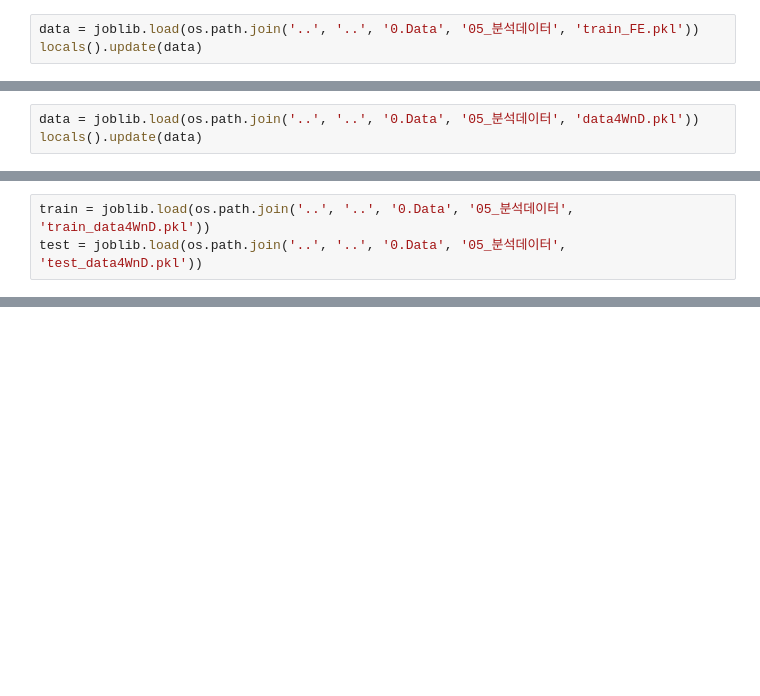
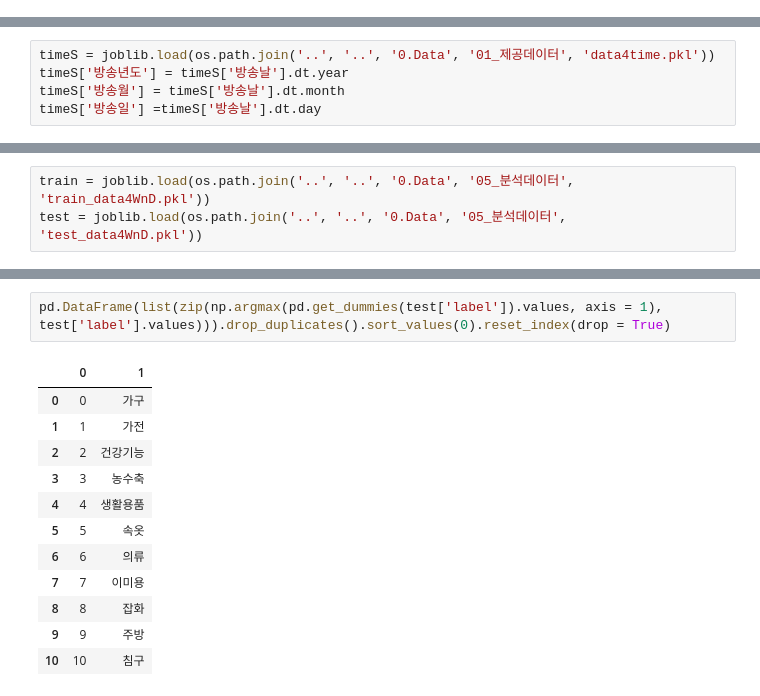
Before and after one commit to cryingjin/Shopping_GG, a Jupyter notebook: 3. Modeling/0926_WnD_JS.ipynb, the cells around one changed output, grey strips where cells are left out. Drawn from its saved outputs; the diff is of its cells as text; blank space fills up the shorter version.

```diff
--- a/3. Modeling/0926_WnD_JS.ipynb
+++ b/3. Modeling/0926_WnD_JS.ipynb
@@ -13,6 +13,3 @@ import warnings
 warnings.filterwarnings(action='ignore')
 # %%
 pd.set_option('display.float_format', lambda x: '%.3f' % x)
-# %%
-data = joblib.load(os.path.join('..', '..', '0.Data', '05_분석데이터', 'train_FE.pkl'))
-locals().update(data)
@@ -21,5 +16,2 @@ X.to_excel('./test.xlsx', index = False)
-# %%
-data = joblib.load(os.path.join('..', '..', '0.Data', '05_분석데이터', 'data4WnD.pkl'))
-locals().update(data)
 # %%
 sas = joblib.load(os.path.join('..', '..', '0.Data', '05_분석데이터', 'prep4sas.pkl'))
@@ -244,0 +18,5 @@ def prep4WnD(train, test):
+# %%
+timeS = joblib.load(os.path.join('..', '..', '0.Data', '01_제공데이터', 'data4time.pkl'))
+timeS['방송년도'] = timeS['방송날'].dt.year
+timeS['방송월'] = timeS['방송날'].dt.month
+timeS['방송일'] =timeS['방송날'].dt.day
@@ -367,0 +942,15 @@ Epoch 100/100
+# %%
+pd.DataFrame(list(zip(np.argmax(pd.get_dummies(test['label']).values, axis = 1), test['label'].values))).drop_duplicates().sort_values(0).reset_index(drop = True)
+# %% [output]
+|  | 0 | 1 |
+| 0 | 0 | 가구 |
+| 1 | 1 | 가전 |
+| 2 | 2 | 건강기능 |
+| 3 | 3 | 농수축 |
+| 4 | 4 | 생활용품 |
+| 5 | 5 | 속옷 |
+| 6 | 6 | 의류 |
+| 7 | 7 | 이미용 |
+| 8 | 8 | 잡화 |
+| 9 | 9 | 주방 |
+| 10 | 10 | 침구 |
```
Also changed, not shown: parts of 99 cells of this notebook, 7 other files.
